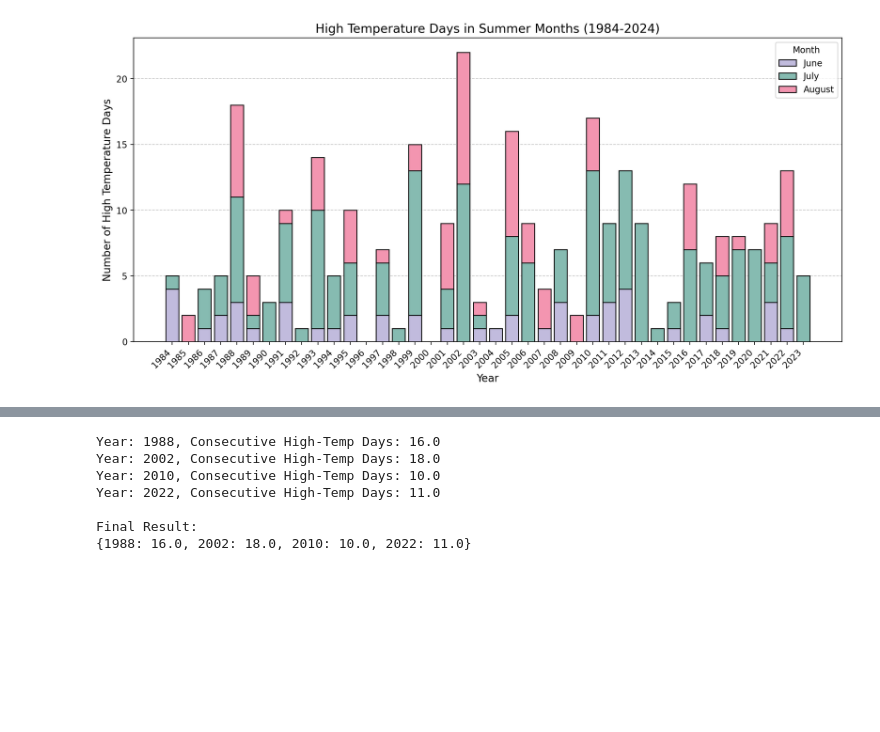
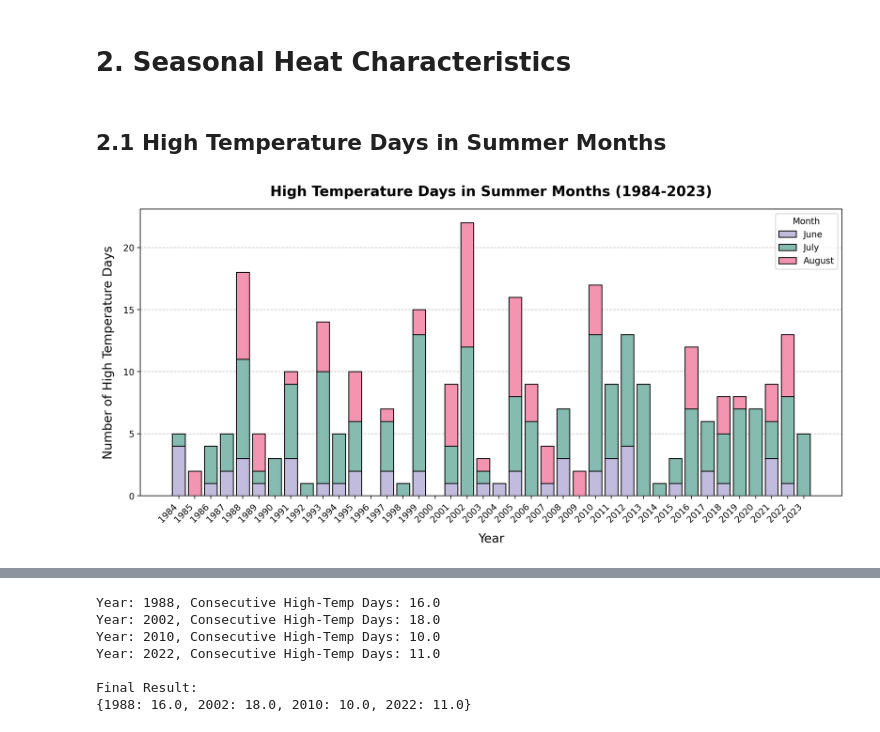
Before and after one commit to AryaAvery/rces-assignments, a Jupyter notebook: Project/final/final.ipynb, the cells around one changed output, grey strips where cells are left out. Saved outputs shown, nothing was run; the diff lists cells and outputs as text; code cells hidden in the pictures; blank space fills up the shorter version.

```diff
--- a/Project/final/final.ipynb
+++ b/Project/final/final.ipynb
@@ -133,31 +184,35 @@ plt.tight_layout()
+# %% [markdown]
+# 2. Seasonal Heat Characteristics
+# %% [markdown]
+## 2.1 High Temperature Days in Summer Months
 # %%
 summer_months = [6, 7, 8]
 summer_high_temp_days = high_temp_days.sel(time=high_temp_days['time.month'].isin(summer_months))
 
 # Group by year and month, then sum
 monthly_summer_high_temp_days = summer_high_temp_days.groupby("time.year").sum()
 
 # Prepare data for plotting
 years = monthly_summer_high_temp_days['year'].values
 june_days = summer_high_temp_days.sel(time=summer_high_temp_days['time.month'] == 6).groupby("time.year").sum()
 july_days = summer_high_temp_days.sel(time=summer_high_temp_days['time.month'] == 7).groupby("time.year").sum()
 august_days = summer_high_temp_days.sel(time=summer_high_temp_days['time.month'] == 8).groupby("time.year").sum()
 
 # Create the plot
 plt.figure(figsize=(12, 6))
 bar_width = 0.25
 index = np.arange(len(years))
 plt.grid(axis='y', linestyle='--', alpha=0.7, zorder = 0)
 plt.bar(index, june_days, label='June', edgecolor="black", color=(193/255, 187/255, 221/255), zorder = 3)
 plt.bar(index, july_days, bottom=june_days, label='July',edgecolor="black", color=(134/255, 187/255, 177/255), zorder = 3)
 plt.bar(index, august_days, bottom=june_days+july_days,label='August', edgecolor="black",color=(243/255, 149/255, 176/255), zorder = 3)
 
-plt.title('High Temperature Days in Summer Months (1984-2024)', fontsize=14)
-plt.xlabel('Year', fontsize=12)
-plt.ylabel('Number of High Temperature Days', fontsize=12)
+plt.title('High Temperature Days in Summer Months (1984-2023)', fontsize=16, fontweight="bold", pad=15)
+plt.xlabel('Year',  fontsize=14, labelpad=10)
+plt.ylabel('Number of High Temperature Days',  fontsize=14, labelpad=10)
 plt.xticks(index, years, rotation=45, ha='right')
 plt.legend(title='Month')
 
 plt.tight_layout()
 # %% [output]
-[figure, old version]
+[figure, new version]
```
Also changed, not shown: parts of 28 cells of this notebook, 2 other files.
